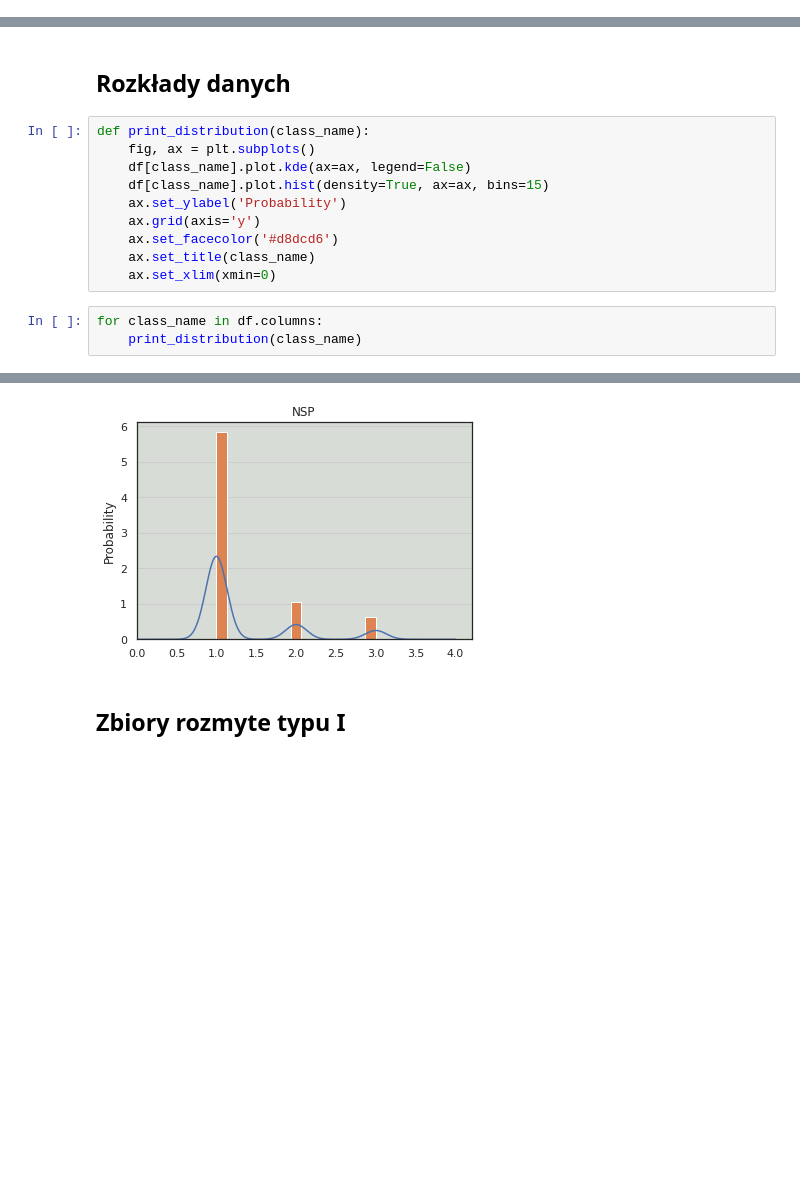
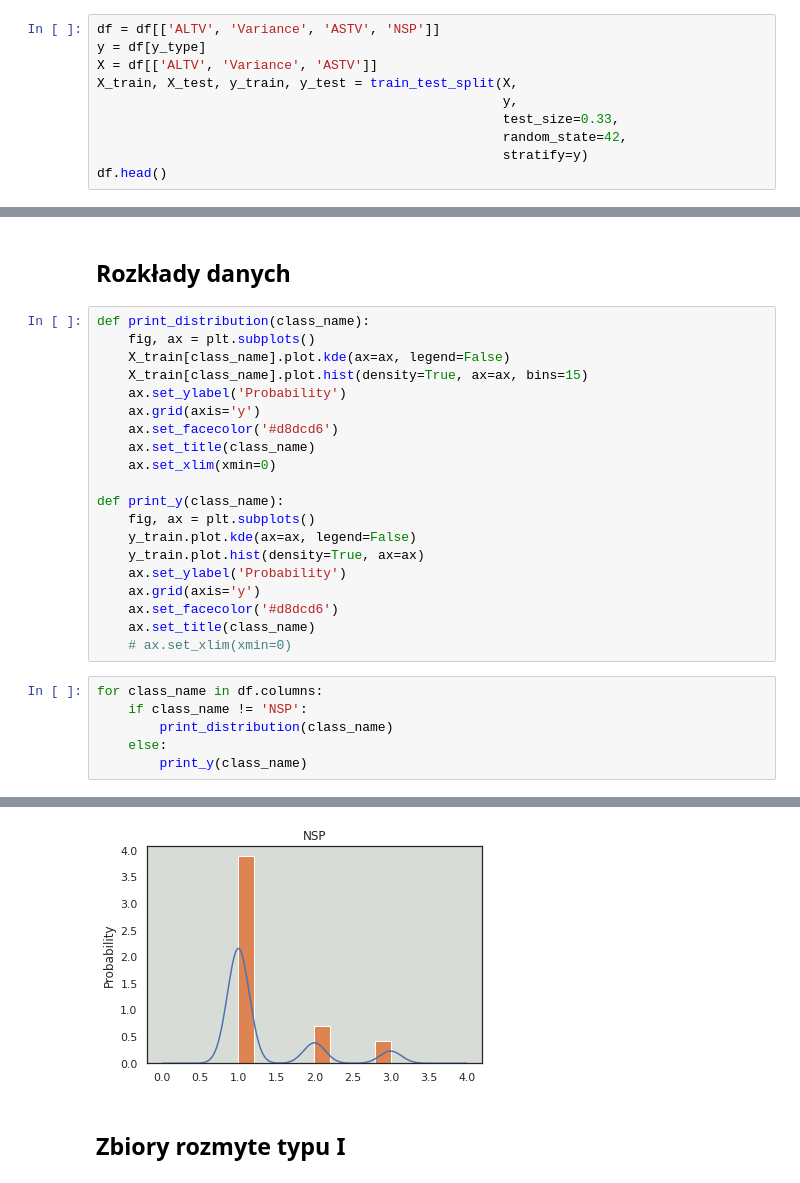
Before and after one commit to Krl1/Fuzzy_clustering, a Jupyter notebook: Projekt/final.ipynb, the cells around one changed output, grey strips where cells are left out. Drawn from its saved outputs; the diff is of its cells as text; blank space fills up the shorter version.

```diff
--- a/Projekt/final.ipynb
+++ b/Projekt/final.ipynb
@@ -158,0 +162,10 @@ df.head()
+# %%
+df = df[['ALTV', 'Variance', 'ASTV', 'NSP']]
+y = df[y_type]
+X = df[['ALTV', 'Variance', 'ASTV']]
+X_train, X_test, y_train, y_test = train_test_split(X,
+                                                    y,
+                                                    test_size=0.33,
+                                                    random_state=42,
+                                                    stratify=y)
+df.head()
@@ -161,15 +181,28 @@ df.head()
 # %%
 def print_distribution(class_name):
     fig, ax = plt.subplots()
-    df[class_name].plot.kde(ax=ax, legend=False)
-    df[class_name].plot.hist(density=True, ax=ax, bins=15)
+    X_train[class_name].plot.kde(ax=ax, legend=False)
+    X_train[class_name].plot.hist(density=True, ax=ax, bins=15)
     ax.set_ylabel('Probability')
     ax.grid(axis='y')
     ax.set_facecolor('#d8dcd6')
     ax.set_title(class_name)
     ax.set_xlim(xmin=0)
+
+def print_y(class_name):
+    fig, ax = plt.subplots()
+    y_train.plot.kde(ax=ax, legend=False)
+    y_train.plot.hist(density=True, ax=ax)
+    ax.set_ylabel('Probability')
+    ax.grid(axis='y')
+    ax.set_facecolor('#d8dcd6')
+    ax.set_title(class_name)
+    # ax.set_xlim(xmin=0)
 # %%
 for class_name in df.columns:
-    print_distribution(class_name)
+    if class_name != 'NSP':
+        print_distribution(class_name)
+    else:
+        print_y(class_name)
 # %% [output]
 [figure]
@@ -178,4 +211,4 @@ for class_name in df.columns:
-[figure, old version]
+[figure, new version]
 # %% [markdown]
 ## Zbiory rozmyte typu I
 # %%
```
Also changed, not shown: parts of 18 cells of this notebook.
